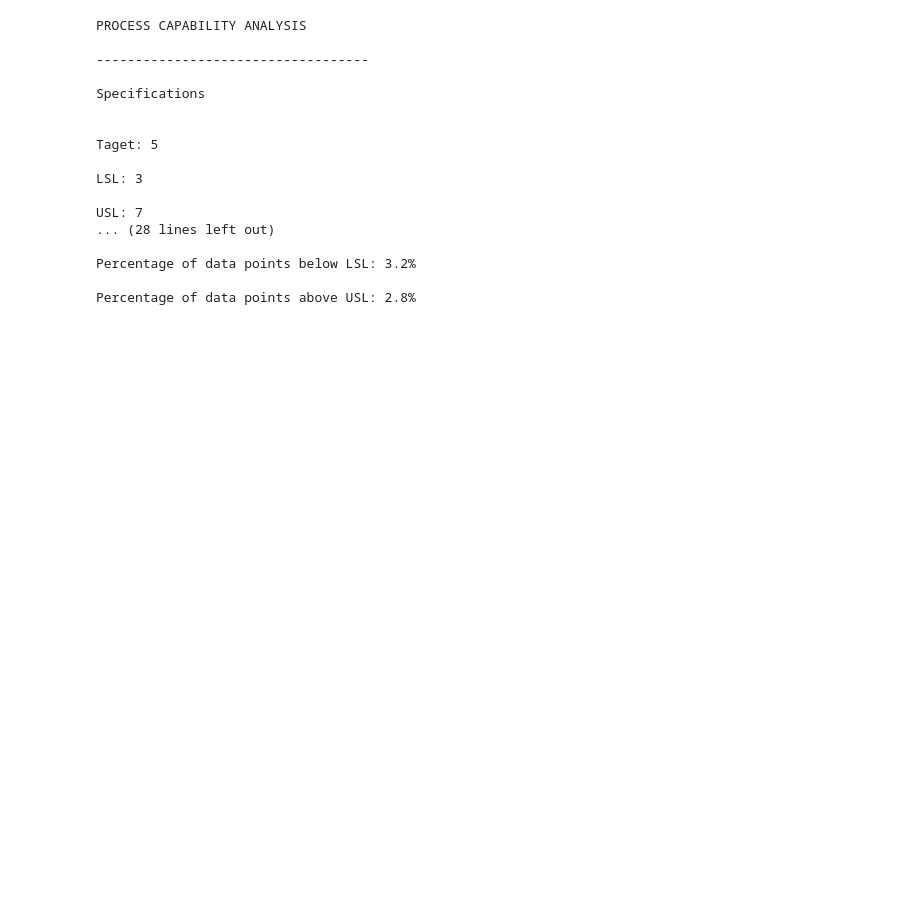
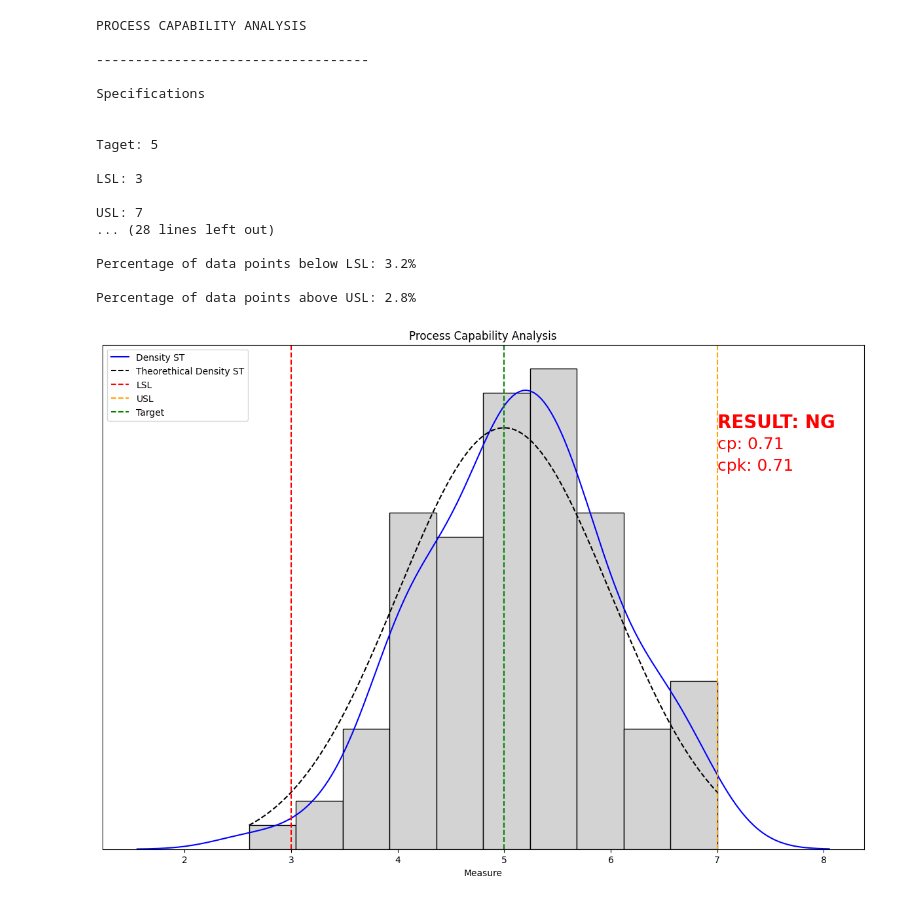
Before and after one commit to NMB-MIC/basic_python_20231216, a Jupyter notebook: 03_matplotlib.ipynb, the cells around one changed output. Cells and saved outputs as stored; diff of their text form; code cells hidden in the pictures; blank space fills up the shorter version.

```diff
--- a/03_matplotlib.ipynb
+++ b/03_matplotlib.ipynb
@@ -425,3 +500,99 @@ USL: 7
 Percentage of data points below LSL: 3.2%
 
 Percentage of data points above USL: 2.8%
+# %%
+# Import required libraries
+
+### PROCESS CAPABILITY ANALYSIS ###
+import pandas as pd
+import numpy as np
+import matplotlib.pyplot as plt
+import seaborn as sns
+from scipy.stats import norm
+
+data = np.random.normal(loc=5,scale=1,size=100)
+
+def process_capability(data):
+    """calculate process capability
+    then return fig and some param """
+
+    # Set specification limits
+    target = 5
+    LSL = 3
+    USL = 7
+
+    # Calculate Cp
+    cp = (USL-LSL)/(6*np.std(data))
+
+    # Calculate Cpk
+    cpk = min((USL-data.mean())/(3*data.std()), (data.mean()-LSL)/(3*data.std()))
+
+    # Calculate z-value
+    z = min((USL-data.mean())/(data.std()), (data.mean()-LSL)/(data.std()))
+
+    # Get data summary statistics
+    num_samples = len(data)
+    sample_mean = data.mean()
+    sample_std = data.std()
+    sample_max = data.max()
+    sample_min = data.min()
+    sample_median = np.median(data)
+
+    # Get percentage of data points outside of specification limits
+    pct_below_LSL = len(data[data < LSL])/len(data)*100
+    pct_above_USL = len(data[data > USL])/len(data)*100
+
+    if cp < 1.33:
+        cp_result = 'NG'
+        cp_color = 'red'
+    else:
+        cp_result = 'OK'
+        cp_color = 'green'
+
+    if cpk < 1.33:
+        cpk_result = 'NG'
+        cpk_color = 'red'
+    else:
+        cpk_result = 'OK'
+        cpk_color = 'green'
+
+
+    if cpk_result == 'NG' or cp_result == 'NG':
+        total_result = 'NG'
+        total_result_color = 'red'
+    else:
+        total_result = 'OK'
+        total_result_color = 'green'
+
+    # Generate probability density function
+    x = np.linspace(min(data), max(data), 1000)
+    y = norm.pdf(x, loc=5, scale=1)
+
+    # Plot histogram for data along with probability density functions and specification limits
+    #plt.figure(figsize=(15,10))
+    fig, axs = plt.subplots(figsize=(15,10))
+
+    plt.hist(data, color="lightgrey", edgecolor="black", density=True)
+    sns.kdeplot(data, color="blue", label="Density ST")
+    plt.plot(x, y, linestyle="--", color="black", label="Theorethical Density ST")
+    plt.axvline(LSL, linestyle="--", color="red", label="LSL")
+    plt.axvline(USL, linestyle="--", color="orange", label="USL")
+    plt.axvline(target, linestyle="--", color="green", label="Target")
+    plt.title('Process Capability Analysis')
+    plt.xlabel("Measure")
+    plt.ylabel("")
+    plt.yticks([])
+
+    #plt.axis([min(x)-1, max(x)+1,0, max(y)+0.1]) #min max axis and min max y axis
+    plt.legend(loc='upper left')
+    plt.text(max(x), max(y), f'RESULT: {total_result}',color=total_result_color, fontsize=20,weight="heavy")
+    plt.text(max(x), max(y)-0.02, f'cp: {round(cpk,2)}',color=cpk_color, fontsize=18)
+    plt.text(max(x), max(y)-0.04, f'cpk: {round(cpk,2)}',color=cpk_color, fontsize=18)
+    plt.savefig("export/process_capability.png")
+    plt.show()
+    return total_result,fig,round(cp,2),round(cpk,2),round(z,2),round(sample_mean,2),round(sample_std,2),round(sample_max,2),round(sample_min,2),round(sample_median,2),round(pct_below_LSL,2),round(pct_above_USL,2)
+
+
+print(process_capability(data))
+# %% [output]
+[figure, added]
```
Also changed, not shown: parts of 21 cells of this notebook, 1 other file.
